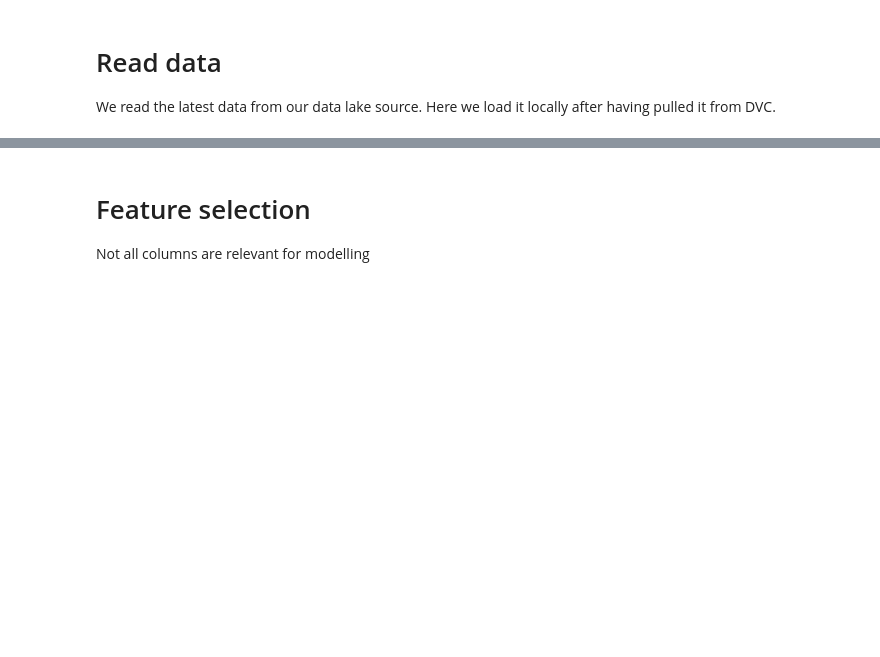
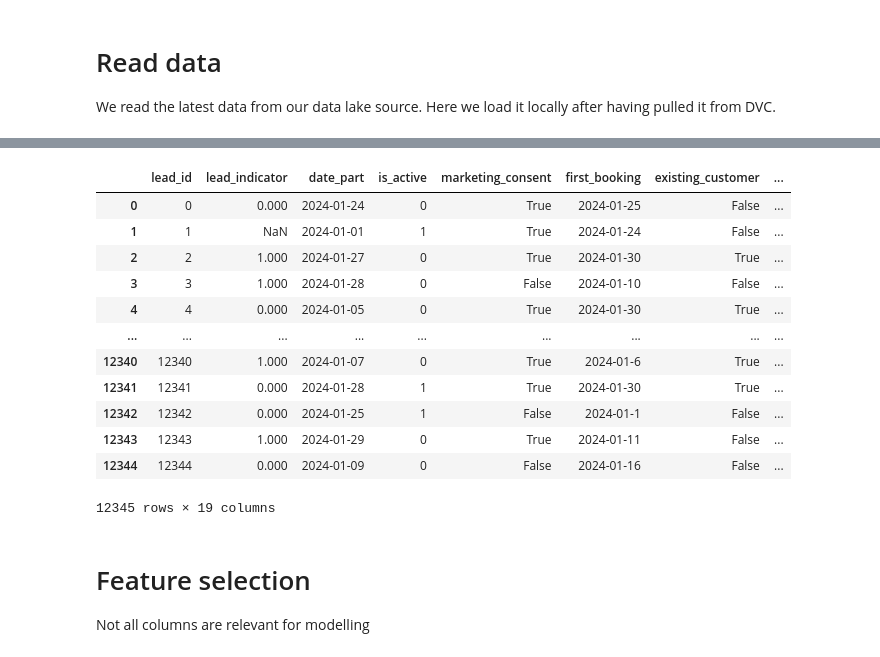
Before and after one commit to Mariegint/itu-sdse-project, a Jupyter notebook: mlops_refactor/notebooks/main.ipynb, the cells around one changed output, grey strips where cells are left out. Cells and saved outputs as stored; diff of their text form; code cells hidden in the pictures; blank space fills up the shorter version.

```diff
--- a/mlops_refactor/notebooks/main.ipynb
+++ b/mlops_refactor/notebooks/main.ipynb
@@ -144,3 +135,23 @@ with open("./artifacts/date_limits.json", "w") as f:
+# %%
+from data.preprocessing import filter_data_by_date
+
+
+data=filter_data_by_date(data, min_date=min_date, max_date=max_date)
+data
+# %% [output]
+|  | lead_id | lead_indicator | date_part | is_active | marketing_consent | first_booking | existing_customer | ... |
+| 0 | 0 | 0.000 | 2024-01-24 | 0 | True | 2024-01-25 | False | ... |
+| 1 | 1 | NaN | 2024-01-01 | 1 | True | 2024-01-24 | False | ... |
+| 2 | 2 | 1.000 | 2024-01-27 | 0 | True | 2024-01-30 | True | ... |
+| 3 | 3 | 1.000 | 2024-01-28 | 0 | False | 2024-01-10 | False | ... |
+| 4 | 4 | 0.000 | 2024-01-05 | 0 | True | 2024-01-30 | True | ... |
+| ... | ... | ... | ... | ... | ... | ... | ... | ... |
+| 12340 | 12340 | 1.000 | 2024-01-07 | 0 | True | 2024-01-6 | True | ... |
+| 12341 | 12341 | 0.000 | 2024-01-28 | 1 | True | 2024-01-30 | True | ... |
+| 12342 | 12342 | 0.000 | 2024-01-25 | 1 | False | 2024-01-1 | False | ... |
+| 12343 | 12343 | 1.000 | 2024-01-29 | 0 | True | 2024-01-11 | False | ... |
+| 12344 | 12344 | 0.000 | 2024-01-09 | 0 | False | 2024-01-16 | False | ... |
+12345 rows × 19 columns
 # %% [markdown]
 # Feature selection
 
```
Also changed, not shown: parts of 28 cells of this notebook, 12 other files.
